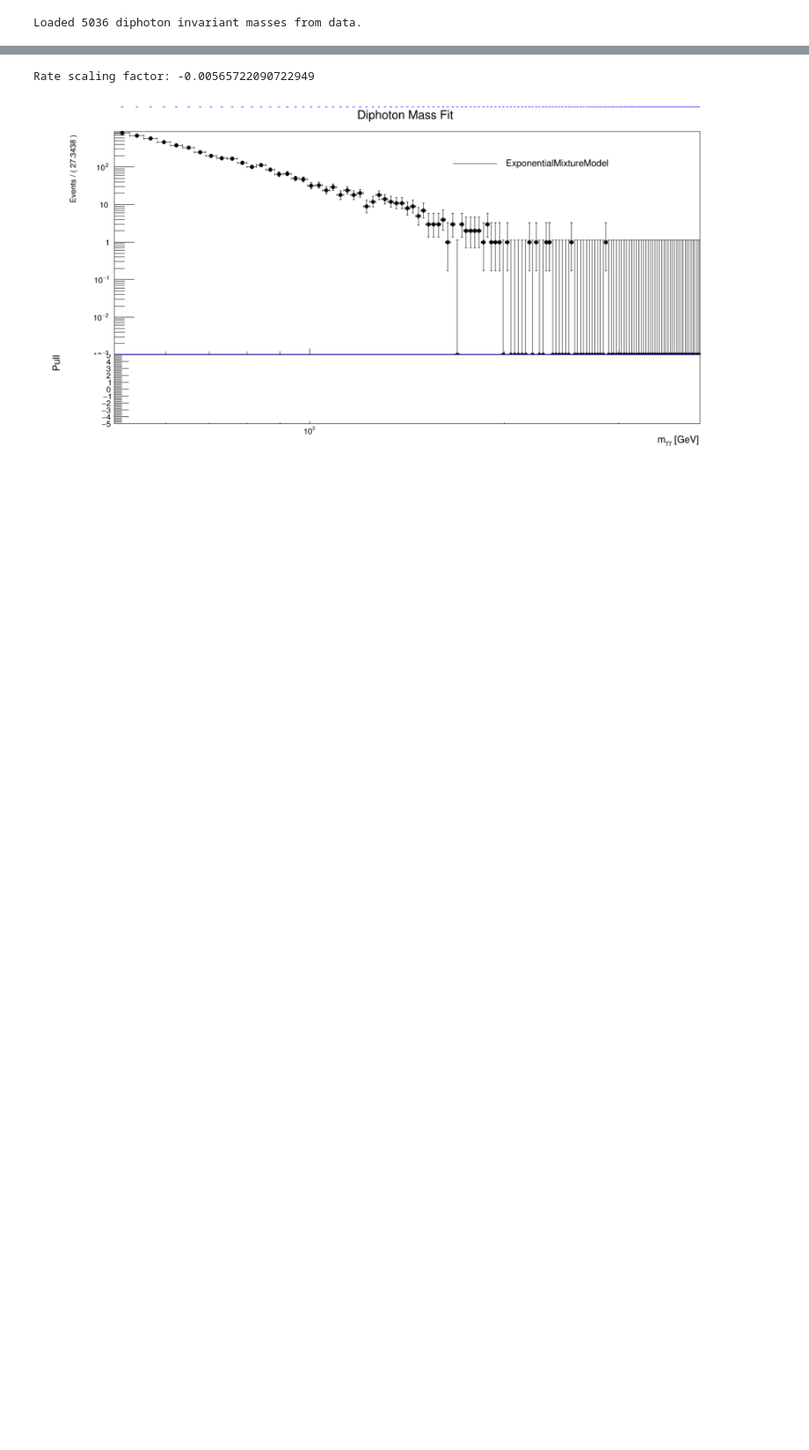
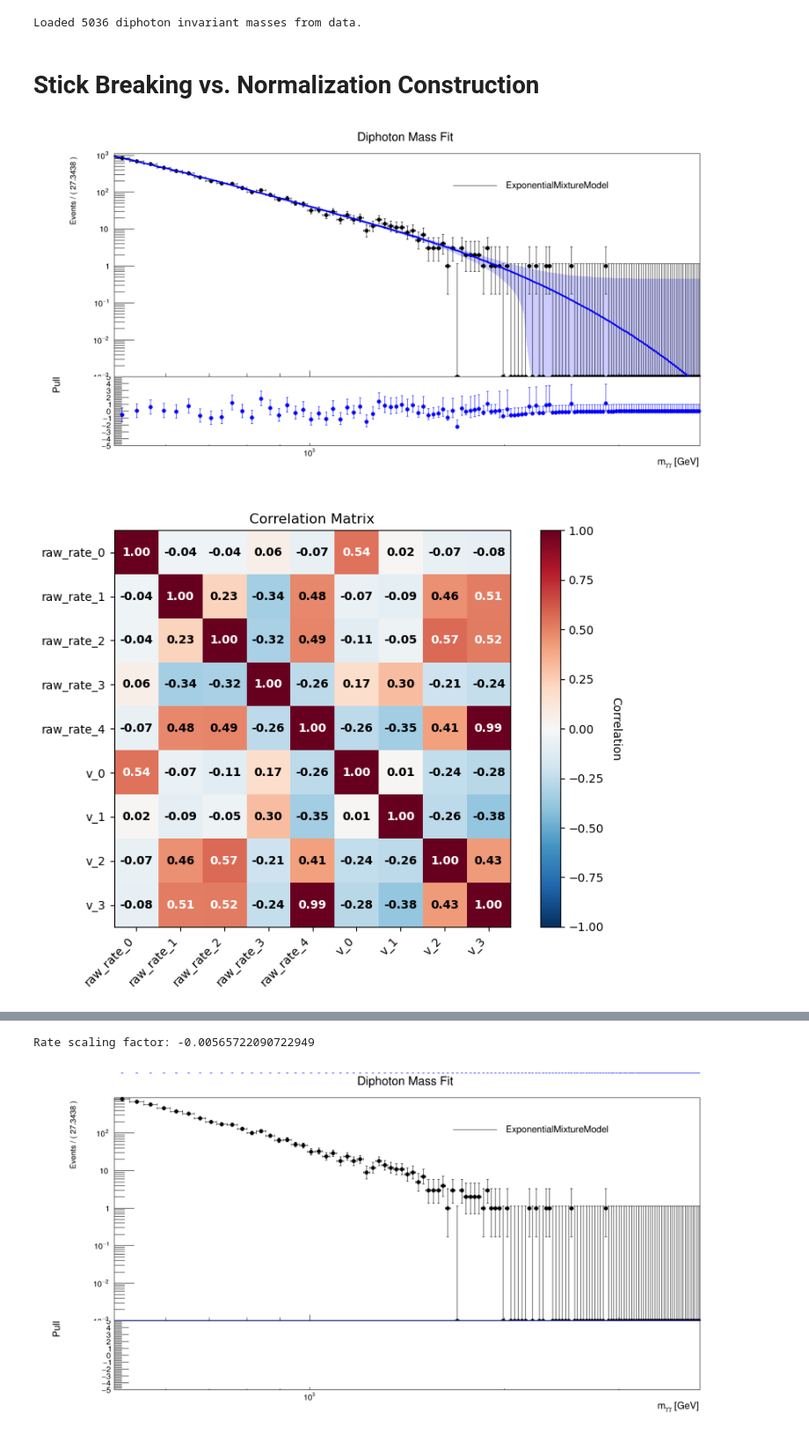
Before and after one commit to atownse2/ExponentialMixtureModel, a Jupyter notebook: emm_dev.ipynb, the cells around one changed output, grey strips where cells are left out. Shown at 88% size. Cells and saved outputs as stored; diff of their text form; code cells hidden in the pictures; blank space fills up the shorter version.

Commit message:
stick breaking is the way to go, penalization is probably not needed

```diff
--- a/emm_dev.ipynb
+++ b/emm_dev.ipynb
@@ -56,0 +13,8 @@ def penalty(n_exp, rates, penalty_strength=10.0):
+# %% [markdown]
+# Stick Breaking vs. Normalization Construction
+# %%
+model = emm.ExponentialMixtureModel(x, 5, data_mean=data.mean(x))
+emm.fit_and_plot(model, data, x)
+# %% [output]
+[figure, added]
+[figure, added]
```
Also changed, not shown: parts of 10 cells of this notebook, 1 other file.
